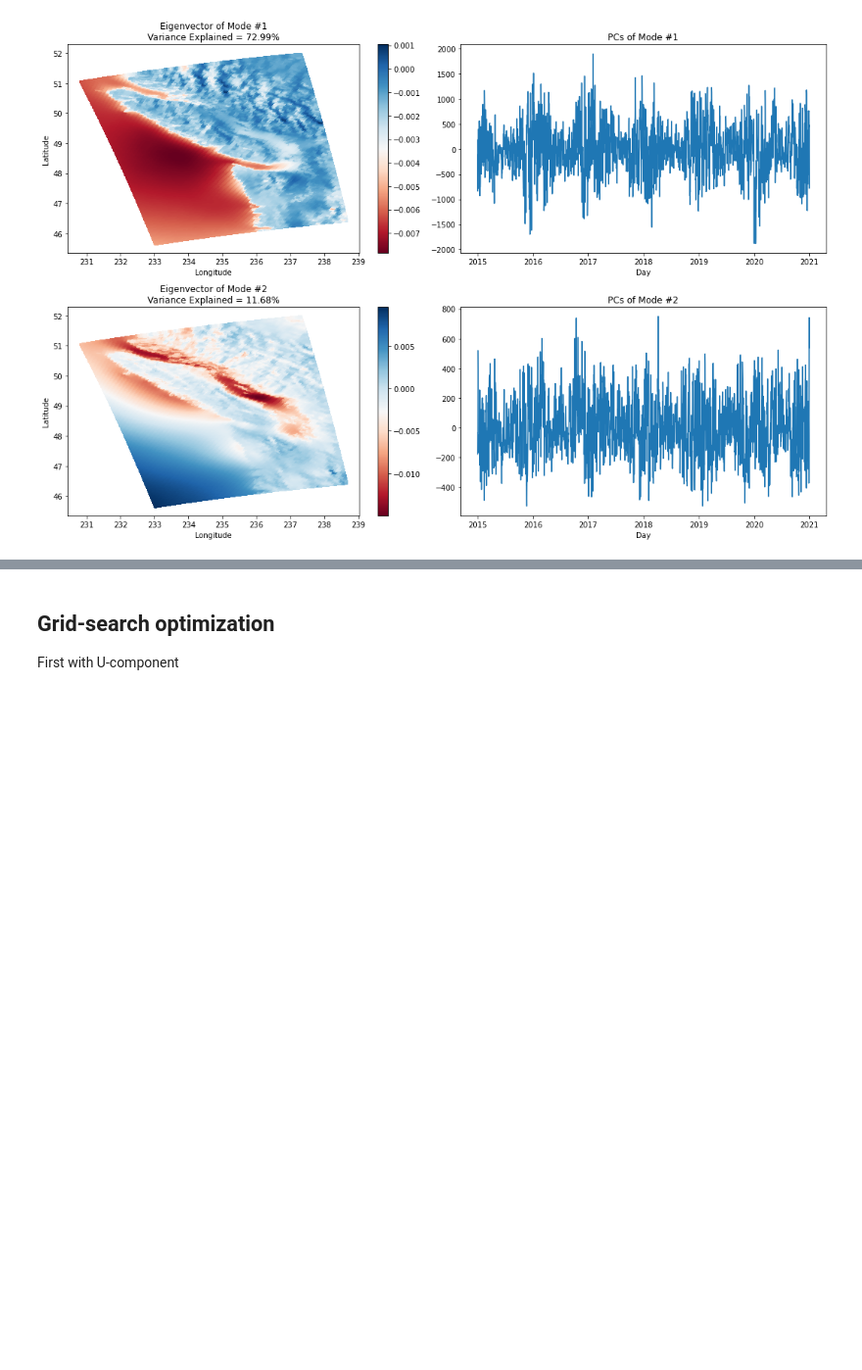
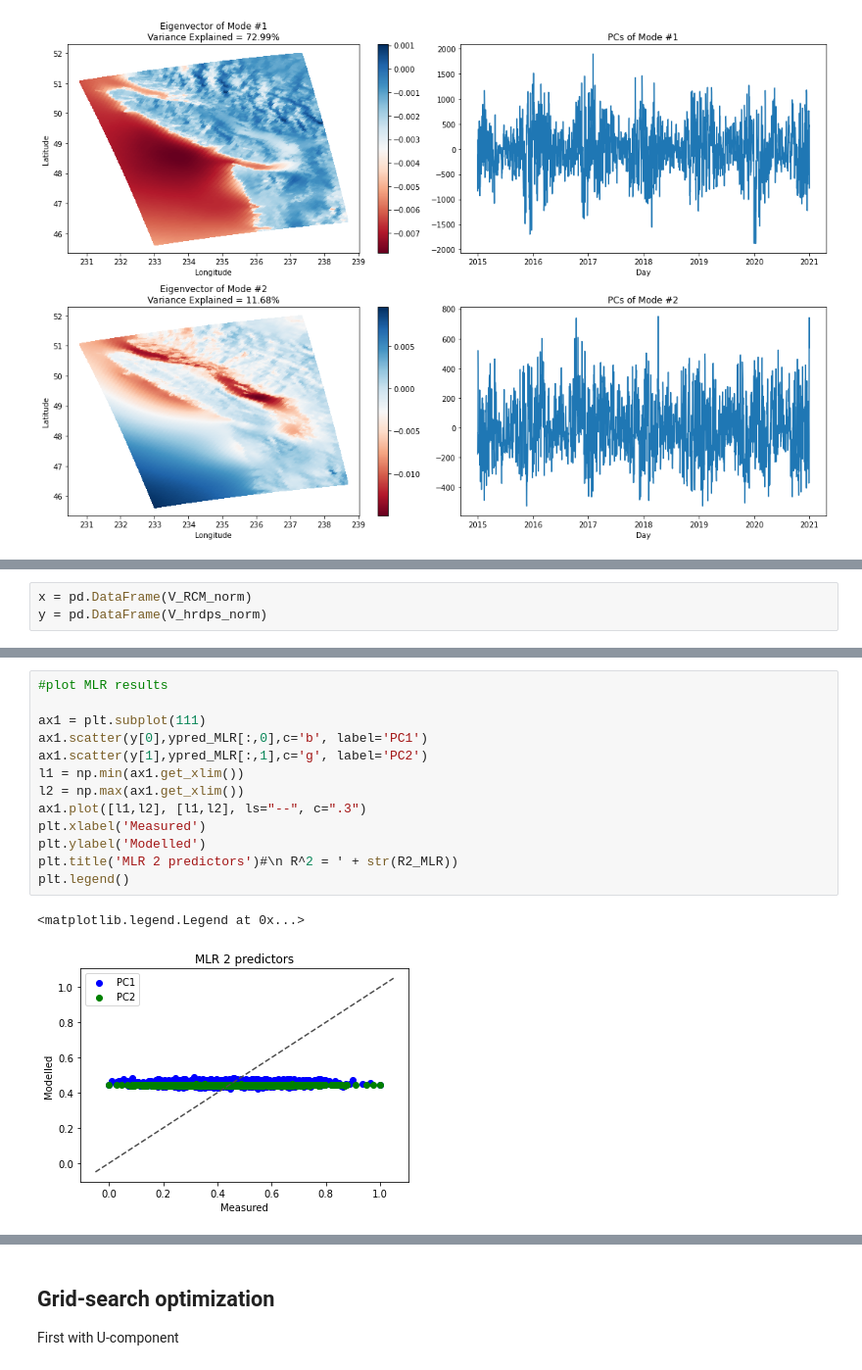
Before and after one commit to rbeutel/eosc510, a Jupyter notebook: proj-wind.ipynb, the cells around one changed output, grey strips where cells are left out. Shown at 98% size. Saved outputs shown, nothing was run; the diff lists cells and outputs as text; blank space fills up the shorter version.

```diff
--- a/proj-wind.ipynb
+++ b/proj-wind.ipynb
@@ -211,0 +385,3 @@ for kk in range(n):
+# %%
+x = pd.DataFrame(V_RCM_norm)
+y = pd.DataFrame(V_hrdps_norm)
@@ -211,0 +409,16 @@ for kk in range(n):
+# %%
+#plot MLR results
+
+ax1 = plt.subplot(111)
+ax1.scatter(y[0],ypred_MLR[:,0],c='b', label='PC1')
+ax1.scatter(y[1],ypred_MLR[:,1],c='g', label='PC2')
+l1 = np.min(ax1.get_xlim())
+l2 = np.max(ax1.get_xlim())
+ax1.plot([l1,l2], [l1,l2], ls="--", c=".3")
+plt.xlabel('Measured')
+plt.ylabel('Modelled')
+plt.title('MLR 2 predictors')#\n R^2 = ' + str(R2_MLR))
+plt.legend()
+# %% [output]
+<matplotlib.legend.Legend at 0x...>
+[figure, added]
```
Also changed, not shown: parts of 46 cells of this notebook, 2 other files.
